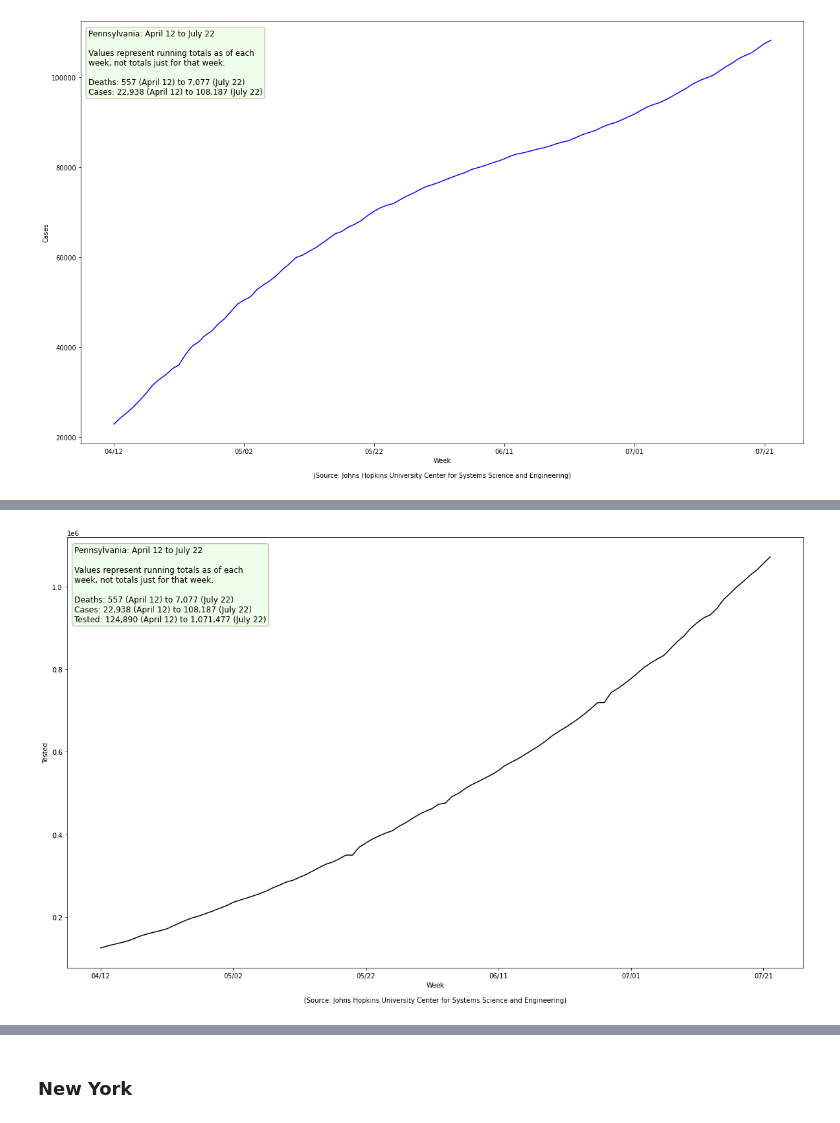
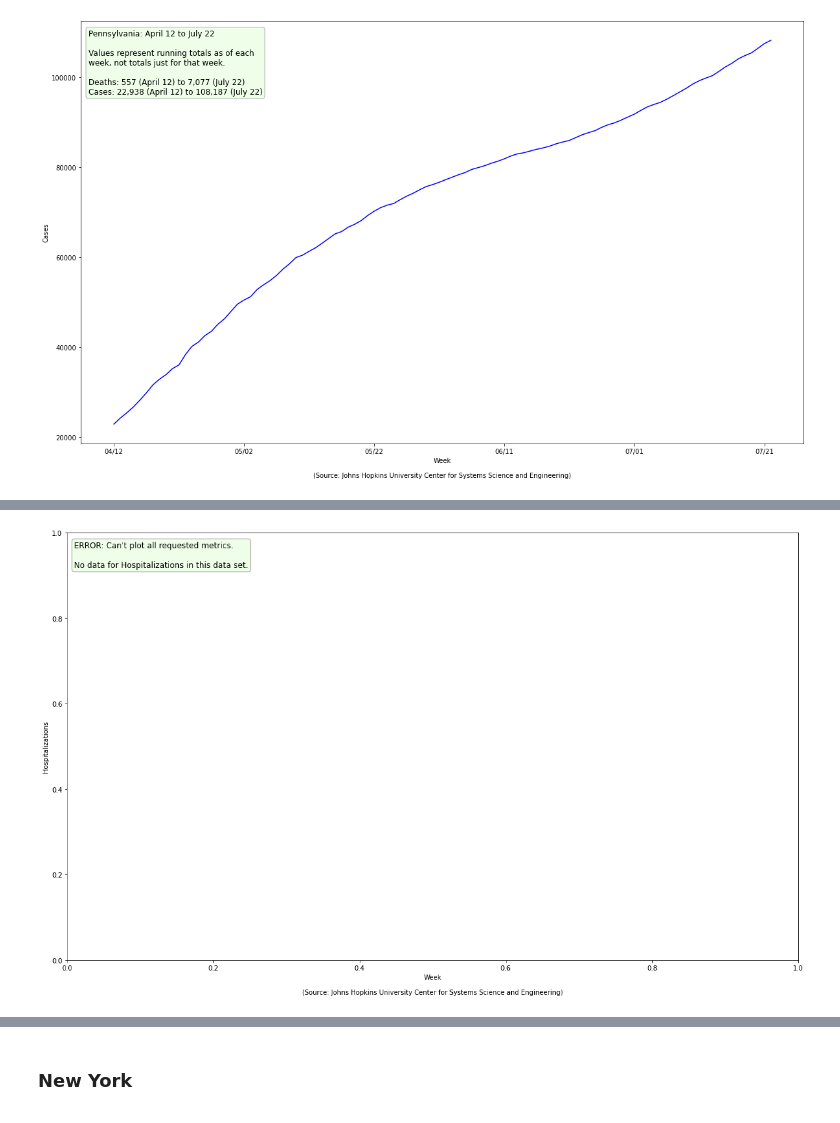
Before and after one commit to bmc/covid19, a Jupyter notebook: johns-hopkins.ipynb, the cells around one changed output, grey strips where cells are left out. Drawn from its saved outputs; the diff is of its cells as text; code cells hidden in the pictures.

Commit message:
Simplified plotting of individual state data with a helper. Fixed various incorrect image file names.

```diff
--- a/johns-hopkins.ipynb
+++ b/johns-hopkins.ipynb
@@ -147,7 +147,7 @@ def plot_stats_by_date(df, metrics={MetricType.DEATHS}, per_n=1, population=None
         group = df[col].groupby(df['Month_Day']).sum()
 
         if per_n > 1:
-            group = group.apply(lambda sum: get_per_capita_int(sum, population))
+            group = group.apply(lambda sum: get_per_capita_float(sum, population))
 
         group_df = group.to_frame()
         first_value = int(round(group_df[col].iloc[0]))
@@ -333,6 +333,10 @@ plot_stats_by_date(df, metrics={MetricType.DEATHS, MetricType.CASES}, textbox_he
 [figure]
 # %% [markdown]
 ## Individual States
+# %%
+def plot_state(df, state_name, image_file, metrics):
+    df2 = df.loc[df.Province_State == state_name]
+    return plot_stats_by_date(df2, textbox_heading=state_name, image_file=image_file, metrics=metrics)
 # %% [markdown]
 #### Pennsylvania
 # %%
@@ -353,5 +350,4 @@ plot_stats_by_date(df_pa, metrics={MetricType.HOSPITALIZATIONS}, textbox_heading
-# %%
-plot_stats_by_date(df_pa, metrics={MetricType.TESTED}, textbox_heading="Pennsylvania",
-                   image_file="jhu-pa-tested.png")
-# %% [output]
-[figure, removed]
+# %%
+plot_state(df, 'Pennsylvania', image_file='jhu-pa-hosp.png', metrics={MetricType.HOSPITALIZATIONS})
+# %% [output]
+[figure, added]
```
Also changed, not shown: parts of 36 cells of this notebook.
